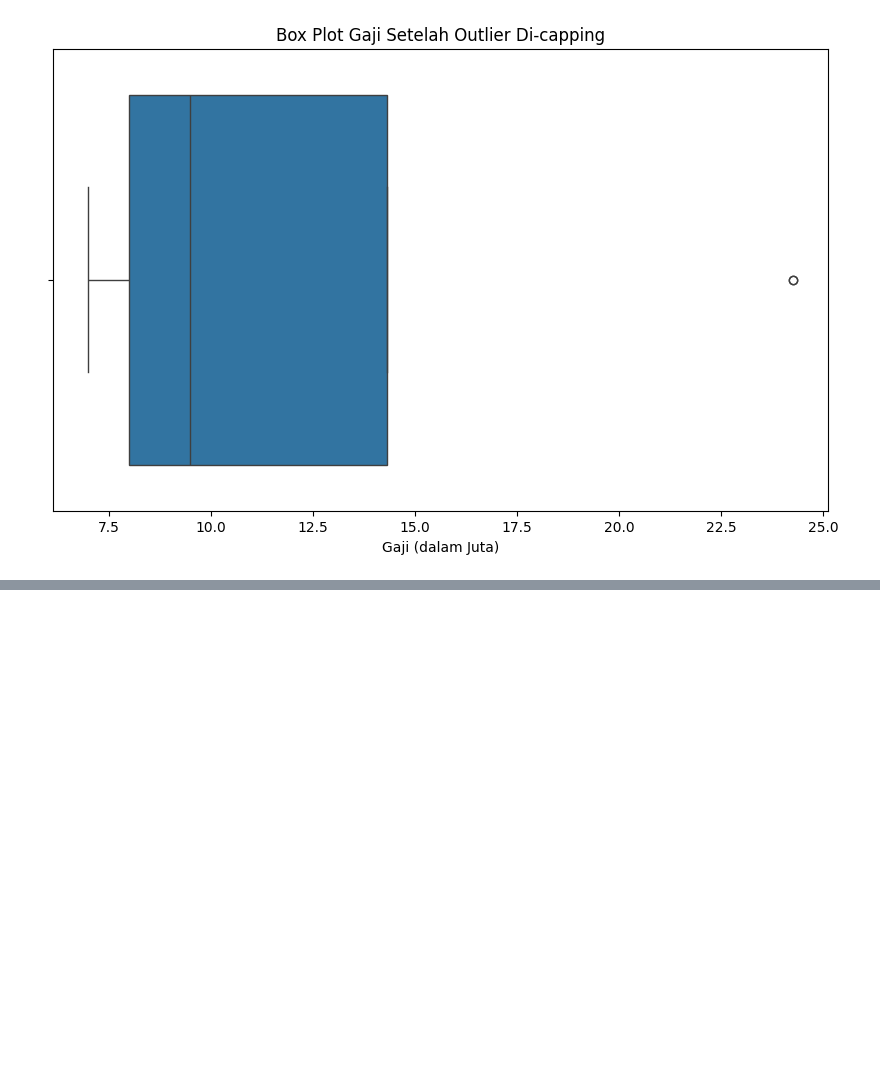
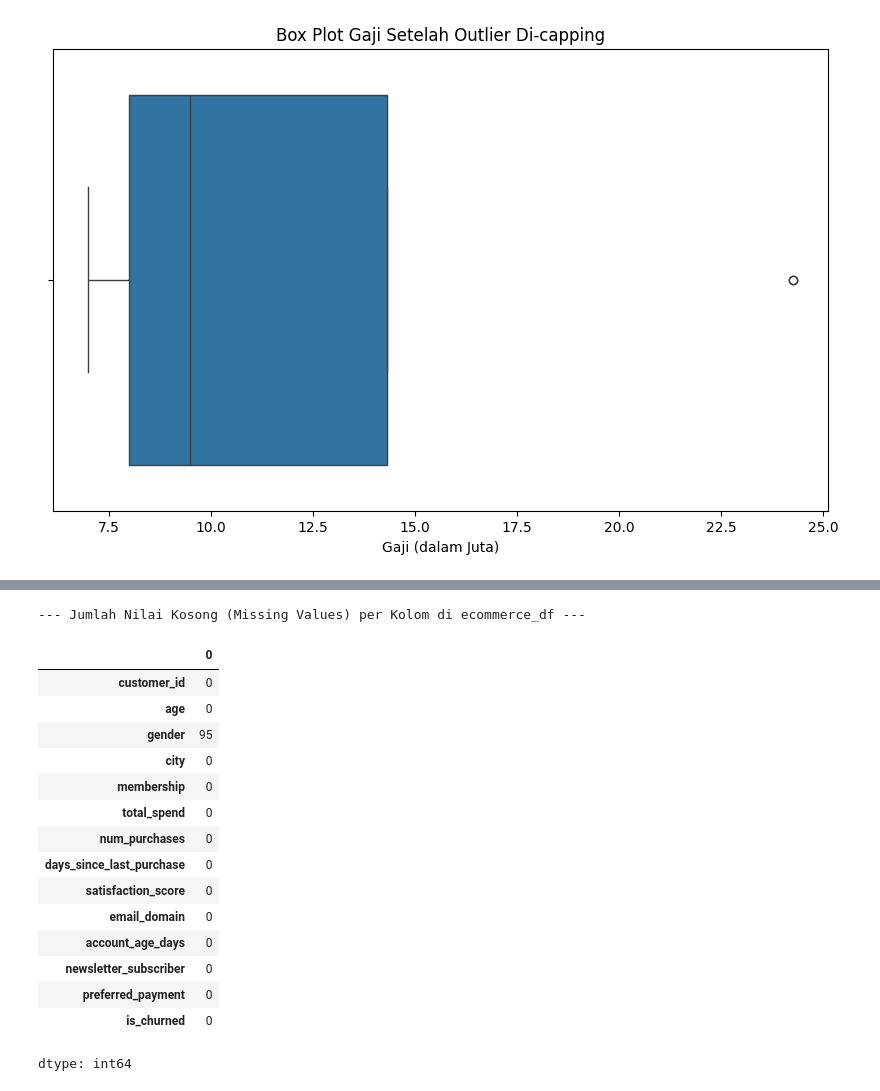
Before and after one commit to Codift05/ColabArchive, a Jupyter notebook: Dataset_PreProcessing.ipynb, the cells around one changed output, grey strips where cells are left out. Cells and saved outputs as stored; diff of their text form; code cells hidden in the pictures; blank space fills up the shorter version.

```diff
--- a/Dataset_PreProcessing.ipynb
+++ b/Dataset_PreProcessing.ipynb
@@ -286,0 +374,22 @@ Data setelah outlier di-capping (dibatasi):
+# %%
+# Periksa jumlah nilai kosong di setiap kolom
+print("--- Jumlah Nilai Kosong (Missing Values) per Kolom di ecommerce_df ---")
+display(ecommerce_df.isnull().sum())
+# %% [output]
+--- Jumlah Nilai Kosong (Missing Values) per Kolom di ecommerce_df ---
+|  | 0 |
+| customer_id | 0 |
+| age | 0 |
+| gender | 95 |
+| city | 0 |
+| membership | 0 |
+| total_spend | 0 |
+| num_purchases | 0 |
+| days_since_last_purchase | 0 |
+| satisfaction_score | 0 |
+| email_domain | 0 |
+| account_age_days | 0 |
+| newsletter_subscriber | 0 |
+| preferred_payment | 0 |
+| is_churned | 0 |
+dtype: int64
```
Also changed, not shown: parts of 11 cells of this notebook.
